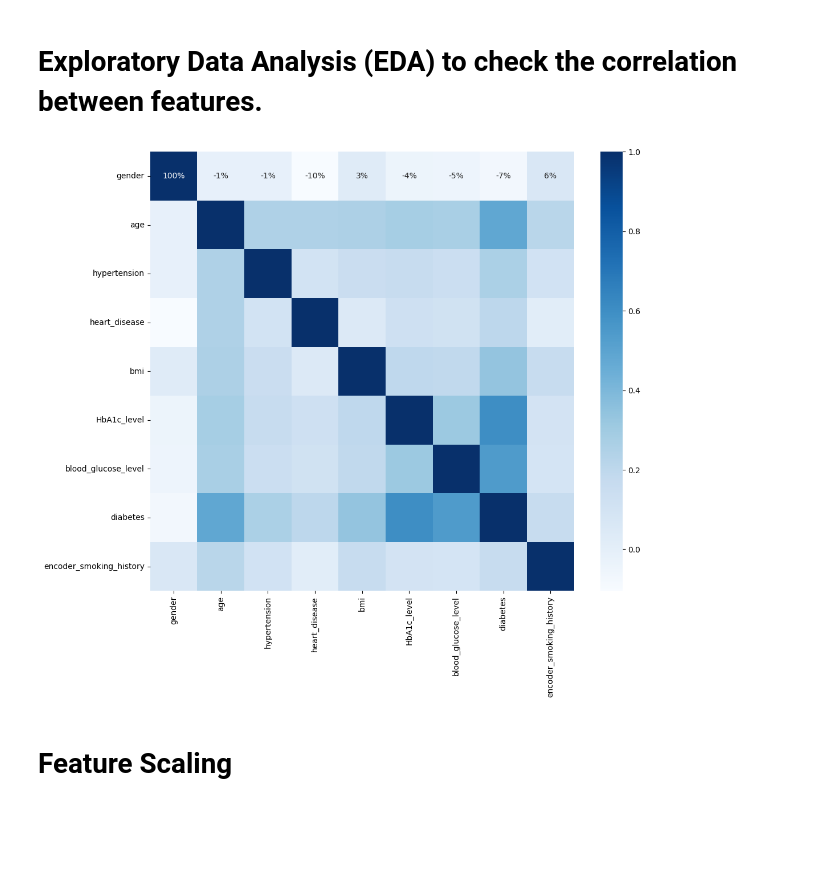
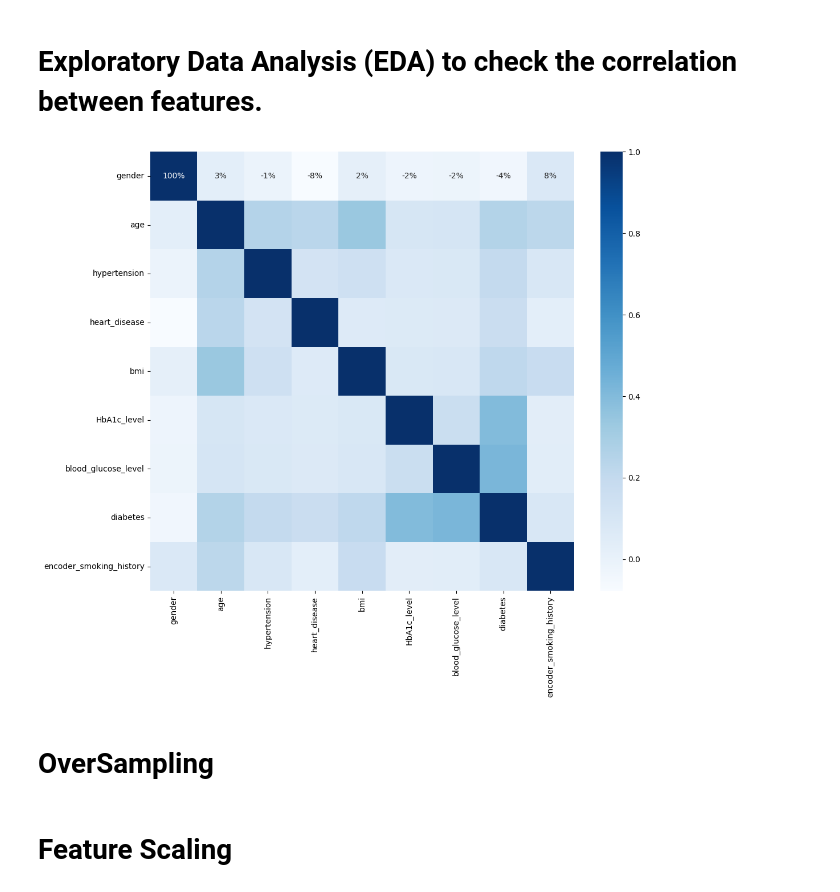
Before and after one commit to PrathamKumar125/Diabetes_Prediction_model, a Jupyter notebook: Diabetes Prediction Model.ipynb, the cells around one changed output. Saved outputs shown, nothing was run; the diff lists cells and outputs as text; code cells hidden in the pictures; blank space fills up the shorter version.

```diff
--- a/Diabetes Prediction Model.ipynb
+++ b/Diabetes Prediction Model.ipynb
@@ -258,7 +267,9 @@ plt.show()
 # %%
 # creating a heatmap of the correlation matrix using Seaborn and Matplotlib.
 axis = plt.figure(figsize=(12,10))
-sns.heatmap(df3.corr() , annot= True , cmap = "Blues" , fmt=".0%")
+sns.heatmap(df2.corr() , annot= True , cmap = "Blues" , fmt=".0%")
 plt.show()
 # %% [output]
-[figure, old version]
+[figure, new version]
+# %% [markdown]
+# OverSampling
```
Also changed, not shown: parts of 47 cells of this notebook, 1 other file.
